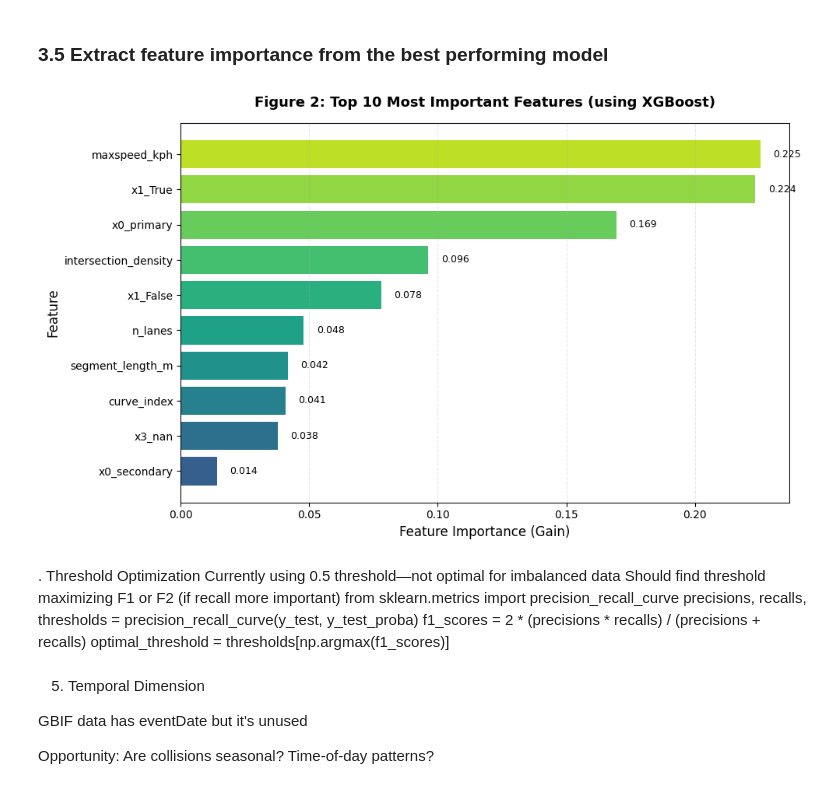
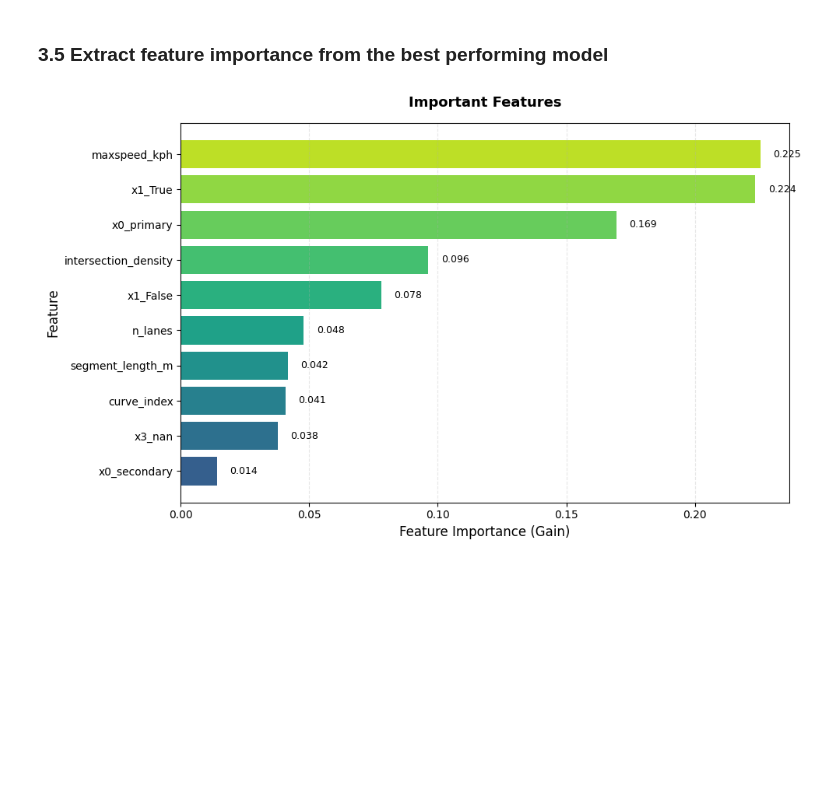
Before and after one commit to smaswin21/predicting-wildlife-collisions, a Jupyter notebook: Individual-Code.ipynb, the cells around one changed output. Saved outputs shown, nothing was run; the diff lists cells and outputs as text; code cells hidden in the pictures; blank space fills up the shorter version.

```diff
--- a/Individual-Code.ipynb
+++ b/Individual-Code.ipynb
@@ -652,7 +652,7 @@ def build_models(preprocessor, y, random_state=42):
 
     # Logistic Regression
     add_model_pair(
-        name="logreg",
+        name="Logistic Regression",
         estimator_class=LogisticRegression,
         base_params=dict(
             max_iter=2000,
@@ -666,7 +666,7 @@ def build_models(preprocessor, y, random_state=42):
 
     # Random Forest
     add_model_pair(
-        name="rf",
+        name="Random Forest",
         estimator_class=RandomForestClassifier,
         base_params=dict(
             n_estimators=200,
@@ -682,7 +682,7 @@ def build_models(preprocessor, y, random_state=42):
 
     # Decision Tree
     add_model_pair(
-        name="dt",
+        name="Decision Tree",
         estimator_class=DecisionTreeClassifier,
         base_params=dict(
             max_depth=10,
@@ -696,7 +696,7 @@ def build_models(preprocessor, y, random_state=42):
 
     # XGBoost
     add_model_pair(
-        name="xgb",
+        name="XGBoost",
         estimator_class=XGBClassifier,
         base_params=dict(
             n_estimators=200,
@@ -993,46 +998,32 @@ xgb_model = best_model.named_steps['clf']
 feature_names = numerical_cols + list(
     best_model.named_steps['prep']
     .named_transformers_['cat']
     .named_steps['onehot']
     .get_feature_names_out()
 )
 
 #  importance series
 
 importances = pd.Series(xgb_model.feature_importances_, index=feature_names)
 
 #  plot top 10 features
 
 plt.figure(figsize=(10, 6))
 top_features = importances.nlargest(10).sort_values(ascending=True)
 colors = plt.cm.viridis(np.linspace(0.3, 0.9, len(top_features)))
 bars = plt.barh(top_features.index, top_features.values, color=colors)
 
 plt.xlabel('Feature Importance (Gain)', fontsize=12)
 plt.ylabel('Feature', fontsize=12)
-plt.title('Figure 2: Top 10 Most Important Features (using XGBoost)',
+plt.title('Important Features',
           fontsize=13, fontweight='bold', pad=15)
 plt.grid(axis='x', alpha=0.3, linestyle='--')
 
 for bar, val in zip(bars, top_features.values):
     plt.text(val + 0.005, bar.get_y() + bar.get_height()/2,
              f'{val:.3f}', va='center', fontsize=9)
 
 plt.tight_layout()
 plt.show()
 # %% [output]
-[figure, old version]
+[figure, new version]
-# %% [markdown]
-. Threshold Optimization
-Currently using 0.5 threshold—not optimal for imbalanced data
-Should find threshold maximizing F1 or F2 (if recall more important)
-from sklearn.metrics import precision_recall_curve
-precisions, recalls, thresholds = precision_recall_curve(y_test, y_test_proba)
-f1_scores = 2 * (precisions * recalls) / (precisions + recalls)
-optimal_threshold = thresholds[np.argmax(f1_scores)]
-# %% [markdown]
-5. Temporal Dimension
-
-GBIF data has eventDate but it's unused
-
-Opportunity: Are collisions seasonal? Time-of-day patterns?
```
Also changed, not shown: parts of 4 cells of this notebook, 1 other file.
